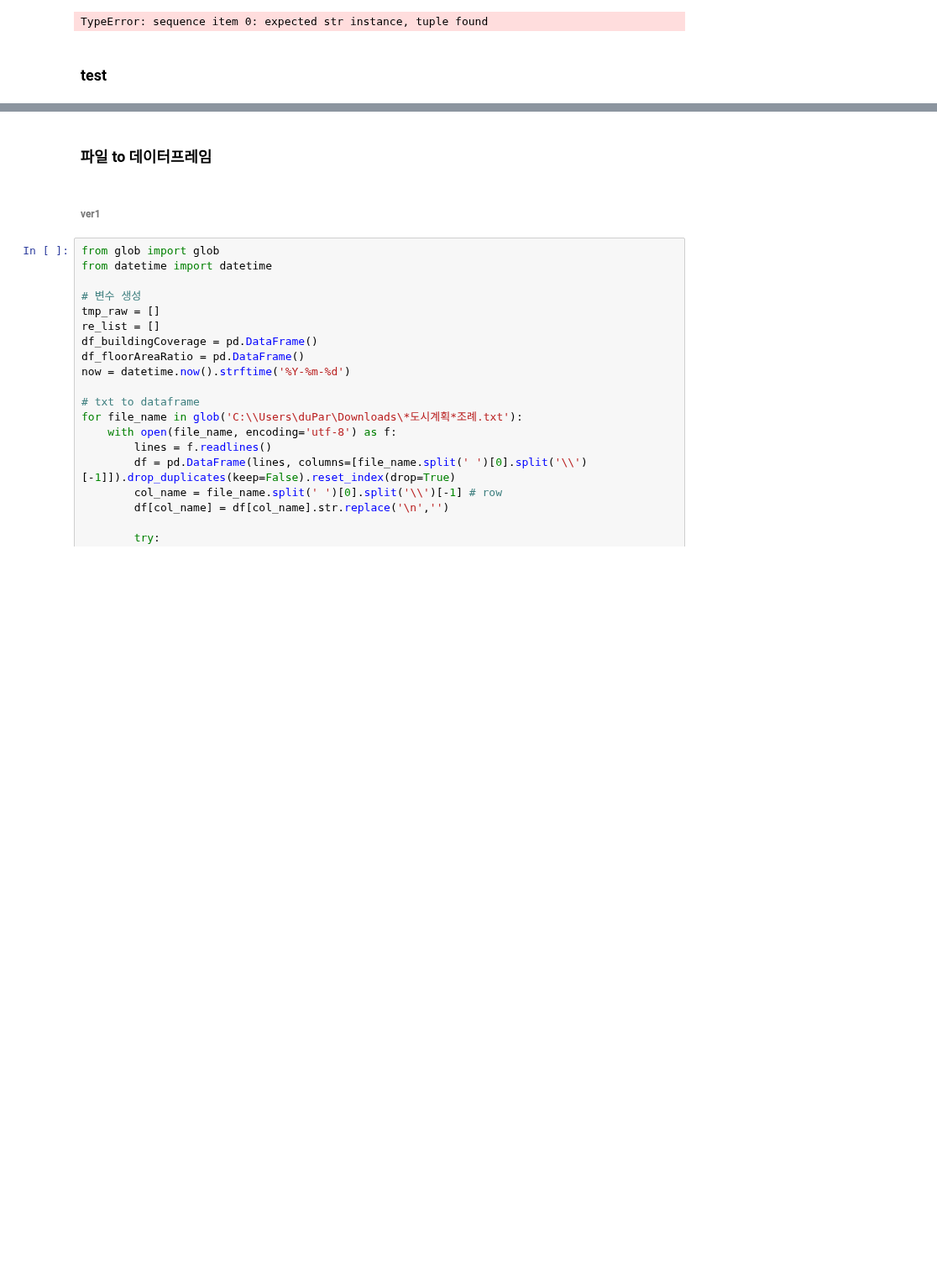
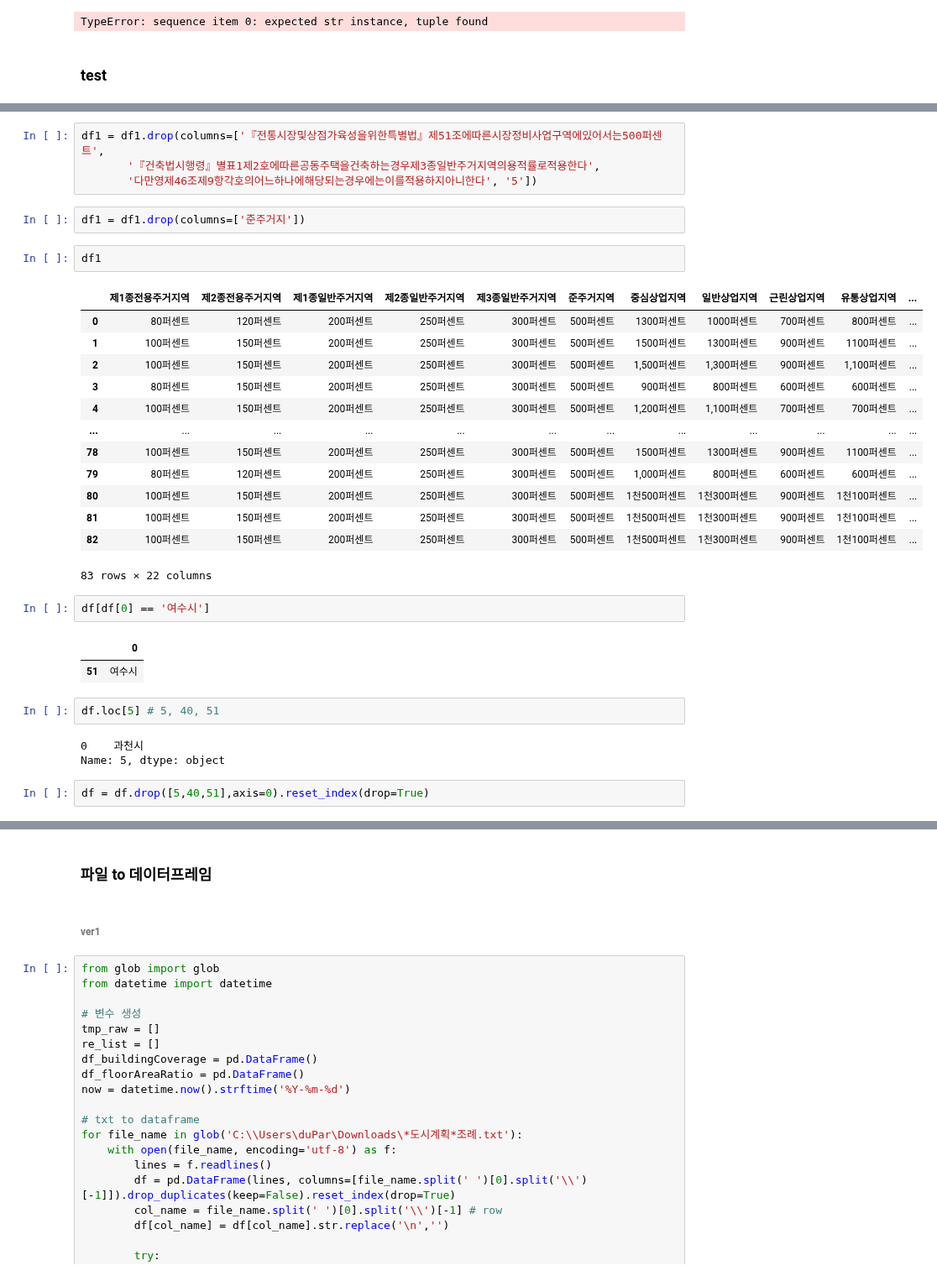
Before and after one commit to UL-DA/pythonProject, a Jupyter notebook: 자치법규정보시스템/[TEST] 자치법규 정보 시스템 (용적률,건폐율)_test.ipynb, the cells around one changed output, grey strips where cells are left out. Shown at 84% size. Drawn from its saved outputs; the diff is of its cells as text; blank space fills up the shorter version.

```diff
--- a/자치법규정보시스템/[TEST] 자치법규 정보 시스템 (용적률,건폐율)_test.ipynb
+++ b/자치법규정보시스템/[TEST] 자치법규 정보 시스템 (용적률,건폐율)_test.ipynb
@@ -876,0 +561,34 @@ df_floorAreaRatio_1.to_csv('./df_floorAreaRatio_1.csv', index=False, encoding='u
+# %%
+df1 = df1.drop(columns=['『전통시장및상점가육성을위한특별법』제51조에따른시장정비사업구역에있어서는500퍼센트',
+       '『건축법시행령』별표1제2호에따른공동주택을건축하는경우제3종일반주거지역의용적률로적용한다',
+       '다만영제46조제9항각호의어느하나에해당되는경우에는이를적용하지아니한다', '5'])
+# %%
+df1 = df1.drop(columns=['준주거지'])
+# %%
+df1
+# %% [output]
+|  | 제1종전용주거지역 | 제2종전용주거지역 | 제1종일반주거지역 | 제2종일반주거지역 | 제3종일반주거지역 | 준주거지역 | 중심상업지역 | 일반상업지역 | 근린상업지역 | 유통상업지역 | ... |
+| 0 | 80퍼센트 | 120퍼센트 | 200퍼센트 | 250퍼센트 | 300퍼센트 | 500퍼센트 | 1300퍼센트 | 1000퍼센트 | 700퍼센트 | 800퍼센트 | ... |
+| 1 | 100퍼센트 | 150퍼센트 | 200퍼센트 | 250퍼센트 | 300퍼센트 | 500퍼센트 | 1500퍼센트 | 1300퍼센트 | 900퍼센트 | 1100퍼센트 | ... |
+| 2 | 100퍼센트 | 150퍼센트 | 200퍼센트 | 250퍼센트 | 300퍼센트 | 500퍼센트 | 1,500퍼센트 | 1,300퍼센트 | 900퍼센트 | 1,100퍼센트 | ... |
+| 3 | 80퍼센트 | 150퍼센트 | 200퍼센트 | 250퍼센트 | 300퍼센트 | 500퍼센트 | 900퍼센트 | 800퍼센트 | 600퍼센트 | 600퍼센트 | ... |
+| 4 | 100퍼센트 | 150퍼센트 | 200퍼센트 | 250퍼센트 | 300퍼센트 | 500퍼센트 | 1,200퍼센트 | 1,100퍼센트 | 700퍼센트 | 700퍼센트 | ... |
+| ... | ... | ... | ... | ... | ... | ... | ... | ... | ... | ... | ... |
+| 78 | 100퍼센트 | 150퍼센트 | 200퍼센트 | 250퍼센트 | 300퍼센트 | 500퍼센트 | 1500퍼센트 | 1300퍼센트 | 900퍼센트 | 1100퍼센트 | ... |
+| 79 | 80퍼센트 | 120퍼센트 | 200퍼센트 | 250퍼센트 | 300퍼센트 | 500퍼센트 | 1,000퍼센트 | 800퍼센트 | 600퍼센트 | 600퍼센트 | ... |
+| 80 | 100퍼센트 | 150퍼센트 | 200퍼센트 | 250퍼센트 | 300퍼센트 | 500퍼센트 | 1천500퍼센트 | 1천300퍼센트 | 900퍼센트 | 1천100퍼센트 | ... |
+| 81 | 100퍼센트 | 150퍼센트 | 200퍼센트 | 250퍼센트 | 300퍼센트 | 500퍼센트 | 1천500퍼센트 | 1천300퍼센트 | 900퍼센트 | 1천100퍼센트 | ... |
+| 82 | 100퍼센트 | 150퍼센트 | 200퍼센트 | 250퍼센트 | 300퍼센트 | 500퍼센트 | 1천500퍼센트 | 1천300퍼센트 | 900퍼센트 | 1천100퍼센트 | ... |
+83 rows × 22 columns
+# %%
+df[df[0] == '여수시']
+# %% [output]
+|  | 0 |
+| 51 | 여수시 |
+# %%
+df.loc[5] # 5, 40, 51
+# %% [output]
+0    과천시
+Name: 5, dtype: object
+# %%
+df = df.drop([5,40,51],axis=0).reset_index(drop=True)
```
Also changed, not shown: parts of 112 cells of this notebook, 6 other files.
